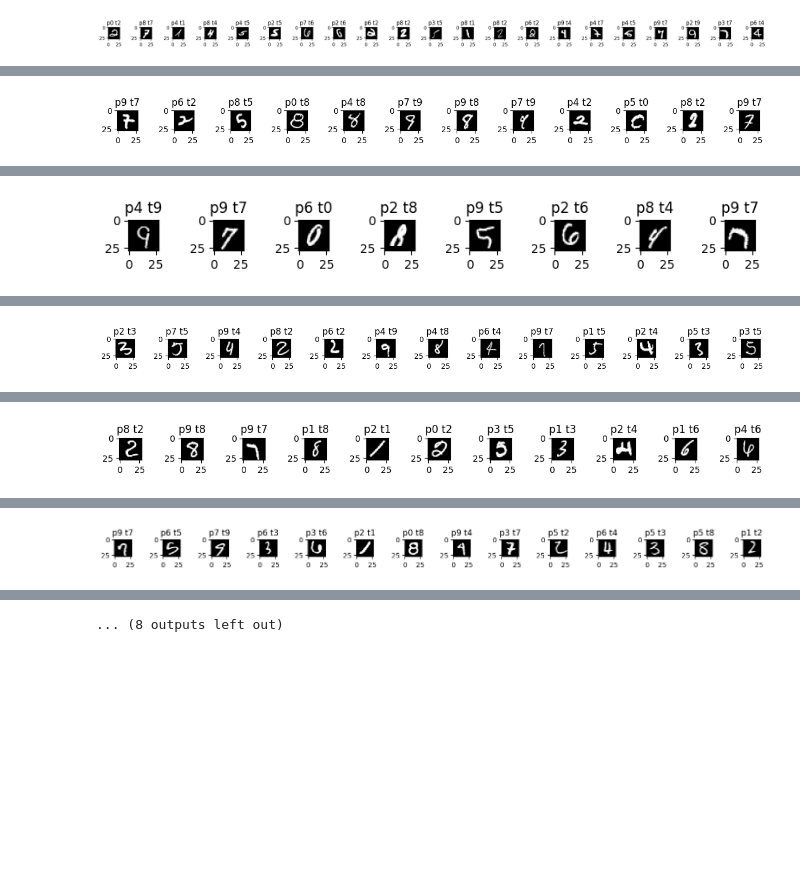
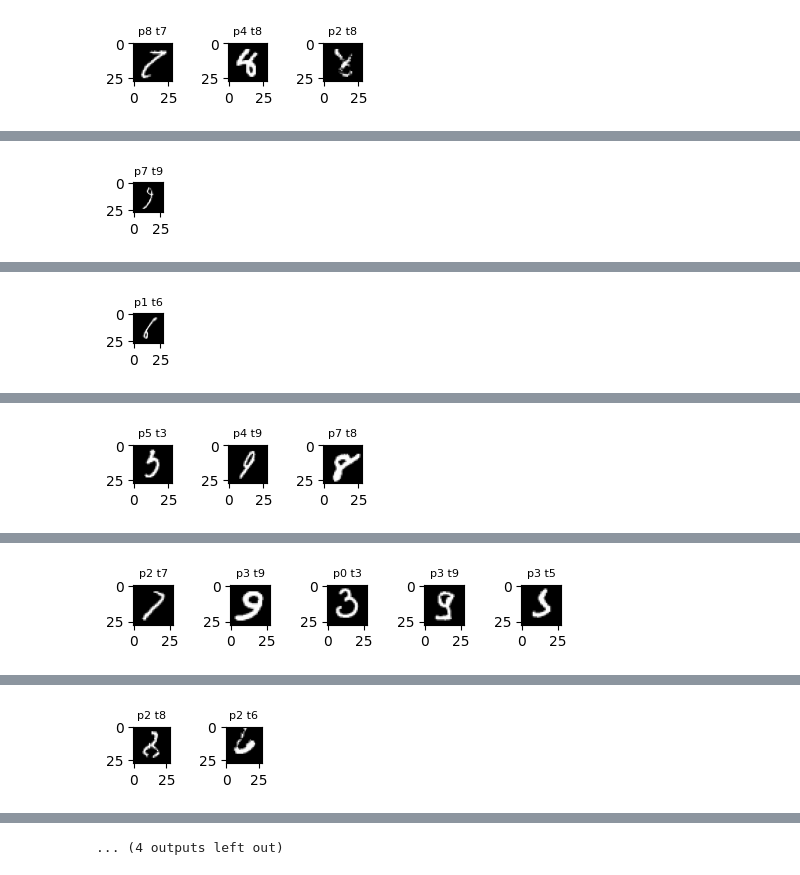
Before and after one commit to cnhzgb/MachineL, a Jupyter notebook: CNN_MNIST.ipynb, the cells around one changed output, grey strips where cells are left out. Drawn from its saved outputs; the diff is of its cells as text; code cells hidden in the pictures; blank space fills up the shorter version.

```diff
--- a/CNN_MNIST.ipynb
+++ b/CNN_MNIST.ipynb
@@ -53,18 +39,21 @@ torch.Size([100, 1, 28, 28]) torch.Size([100])
 class net(nn.Module):
   def __init__(self):
     super(net, self).__init__()
-
-    self.conv = nn.Conv2d(in_channels=1, out_channels=2, kernel_size = 3, stride = 1)
-    self.pool = nn.MaxPool2d(kernel_size = 4, stride = 2) # 池化层
+    self.conv1 = nn.Conv2d(in_channels=1, out_channels=32, kernel_size = 3, stride = 1, padding = 1)
+    self.conv2 = nn.Conv2d(in_channels=32, out_channels=64, kernel_size = 3, stride = 1, padding = 1)
+    self.pool = nn.MaxPool2d(kernel_size = 2, stride = 2)
     self.relu = nn.ReLU()
-    self.dense = nn.Linear(288, 10)
+    self.fc1 = nn.Linear(3136, 512)
+    self.fc2 = nn.Linear(512, 10)
 
   def forward(self, x): # 100,1,28,28
-    x = self.conv(x) # => 100,2,26,26
-    x = self.relu(x)
-    x = self.pool(x) # => 100,2,12,12
-    x = x.view(x.size(0), -1) # => 100,288
-    x = self.dense(x) # => 100,10
+    x = self.relu(self.conv1(x)) # => 100,32,28,28
+    x = self.pool(x) # => 100,32,14,14
+    x = self.relu(self.conv2(x)) # => 100,64,14,14
+    x = self.pool(x) # => 100,64,7,7
+    x = x.view(x.size(0), -1) # => 100,3136
+    x = self.relu(self.fc1(x)) # => 100,512
+    x = self.fc2(x) # => 100,10
     return x
 
 model = net().to(device)
@@ -132,13 +121,17 @@ for batch_idx, (img, label) in enumerate(loader_test): # 1W张图片, 100批, 10
 
   noMatchIdx = torch.nonzero(torch.ne(maxIdx, label)).view(-1)
 
-  if(batch_idx % 10 == 9):
-    fig, axs = plt.subplots(1, errorNum, figsize=(errorNum, 1))
-    for i, ax in enumerate(axs.flatten()):
+  if(batch_idx % 10 == 9 and errorNum > 0):
+    print("batch:{} loss:{:.2f} mean:{:.2f} error:{}/100 errorTotal:{}/{} {:.2f}%".format(batch_idx, loss, np.mean(total_loss), errorNum, errorTotal, (batch_idx+1)*100, errorTotal/(batch_idx+1)))
+
+    fig, axs = plt.subplots(nrows = 1, ncols = errorNum, figsize=(errorNum, 1))
+    if not isinstance(axs, np.ndarray):
+      axs = [axs]
+    for i in range(errorNum):
+      ax = axs[i]
       idx = noMatchIdx[i]
       ax.imshow(img[idx][0].cpu(), cmap='gray')
-      ax.set_title('p{} t{}'.format(maxIdx[idx], label[idx]))
+      ax.set_title('p{} t{}'.format(maxIdx[idx], label[idx]), fontsize=8)
     plt.tight_layout()
     plt.show()
-    print("batch:{} loss:{:.2f} mean:{:.2f} error:{}/100 errorTotal:{}/{} {:.2f}%".format(batch_idx, loss, np.mean(total_loss), errorNum, errorTotal, (batch_idx+1)*100, errorTotal/(batch_idx+1)))
 # %% [output]
@@ -145 +139 @@ for batch_idx, (img, label) in enumerate(loader_test): # 1W张图片, 100批, 10
-[figure, old version]
+[figure, new version]
@@ -147 +141 @@ batch:9 loss:0.68 mean:0.58 error:21/100 errorTotal:161/1000 16.10%
-[figure, old version]
+[figure, new version]
@@ -149 +143 @@ batch:19 loss:0.48 mean:0.55 error:12/100 errorTotal:293/2000 14.65%
-[figure, old version]
+[figure, new version]
@@ -151 +145 @@ batch:29 loss:0.38 mean:0.52 error:8/100 errorTotal:431/3000 14.37%
-[figure, old version]
+[figure, new version]
@@ -153 +147 @@ batch:39 loss:0.42 mean:0.53 error:13/100 errorTotal:575/4000 14.38%
-[figure, old version]
+[figure, new version]
@@ -155 +149 @@ batch:49 loss:0.56 mean:0.53 error:11/100 errorTotal:738/5000 14.76%
-[figure, old version]
+[figure, new version]
@@ -157 +150 @@ batch:59 loss:0.54 mean:0.53 error:14/100 errorTotal:891/6000 14.85%
-... (8 outputs left out)
+... (4 outputs left out)
```
Also changed, not shown: parts of 4 cells of this notebook.
